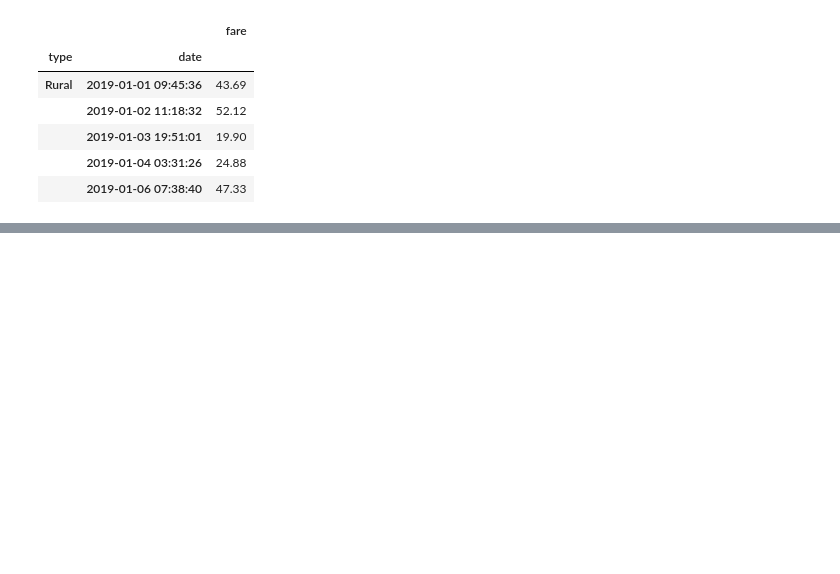
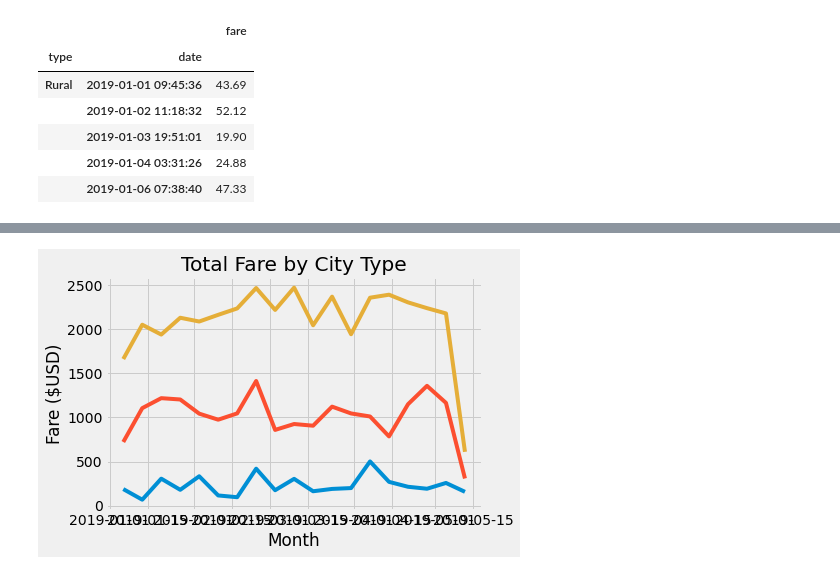
Before and after one commit to XSR700/Pyber_Analysis, a Jupyter notebook: PyBer_Challenge.ipynb, the cells around one changed output, grey strips where cells are left out. Saved outputs shown, nothing was run; the diff lists cells and outputs as text; code cells hidden in the pictures; blank space fills up the shorter version.

```diff
--- a/PyBer_Challenge.ipynb
+++ b/PyBer_Challenge.ipynb
@@ -175,6 +175,4 @@ date_and_type_df.head()
 date_and_type_df = date_and_type_df.reset_index()
 # %%
 # 3. Reset the index on the DataFrame you created in #1. This is needed to use the 'pivot()' function.
-
-date_and_type_pivot = date_and_type_df.pivot("date", "type", "fare")
-date_and_type_pivot.tail(10)
+date_and_type_df = date_and_type_df.reset_index()
@@ -199,5 +216,5 @@ date_and_type_pivot.tail(10)
 # %%
 # 6. Set the "date" index to datetime datatype. This is necessary to use the resample() method in Step 8.
-# df.index = pd.to_datetime(df.index)
+date_and_type_pivot.index = pd.to_datetime(date_and_type_pivot.index)
 # %%
 # 7. Check that the datatype for the index is datetime using df.info()
@@ -204,2 +233,4 @@ date_and_type_pivot.tail(10)
 # %%
 # 8. Create a new DataFrame using the "resample()" function by week 'W' and get the sum of the fares for each week.
+fares_by_date_range_df = date_and_type_pivot.resample("W").sum()
+fares_by_date_range_df.head()
@@ -206,7 +245,18 @@ date_and_type_pivot.tail(10)
 # %%
 # 8. Using the object-oriented interface method, plot the resample DataFrame using the df.plot() function.
 
 # Import the style from Matplotlib.
 from matplotlib import style
 # Use the graph style fivethirtyeight.
 style.use('fivethirtyeight')
+
+plt.plot(fares_by_date_range_df)
+plt.xlabel("Month")
+plt.ylabel("Fare ($USD)")
+plt.title("Total Fare by City Type")
+
+
+
+plt.show()
+# %% [output]
+[figure, added]
```
Also changed, not shown: parts of 8 cells of this notebook.
